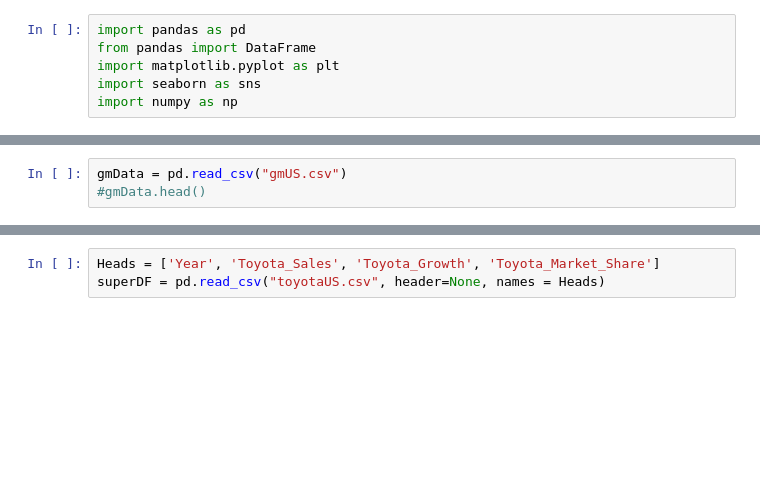
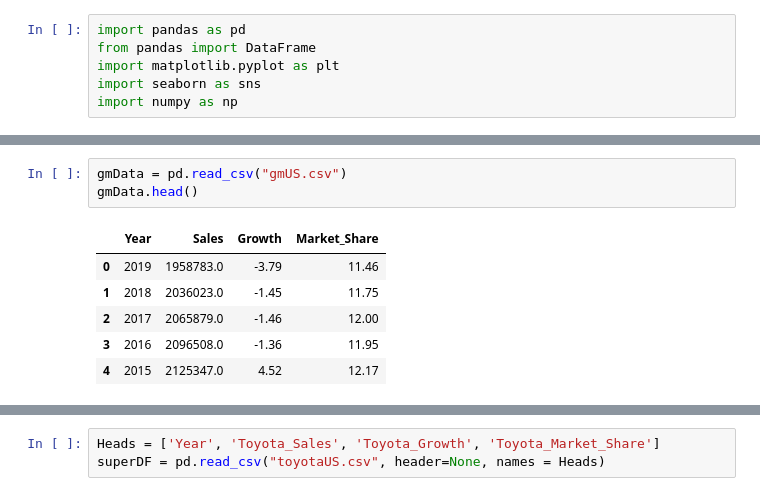
Before and after one commit to michelmendonca/US-Market-Data-Science-Growth-Estimator, a Jupyter notebook: Project1_Complete.ipynb, the cells around one changed output, grey strips where cells are left out. Saved outputs shown, nothing was run; the diff lists cells and outputs as text; blank space fills up the shorter version.

```diff
--- a/Project1_Complete.ipynb
+++ b/Project1_Complete.ipynb
@@ -84,5 +98,12 @@ teslaData1 = pd.read_csv('Tesla_us.csv')
 # %%
 gmData = pd.read_csv("gmUS.csv")
-#gmData.head()
+gmData.head()
+# %% [output]
+|  | Year | Sales | Growth | Market_Share |
+| 0 | 2019 | 1958783.0 | -3.79 | 11.46 |
+| 1 | 2018 | 2036023.0 | -1.45 | 11.75 |
+| 2 | 2017 | 2065879.0 | -1.46 | 12.00 |
+| 3 | 2016 | 2096508.0 | -1.36 | 11.95 |
+| 4 | 2015 | 2125347.0 | 4.52 | 12.17 |
 # %%
 toyotaData = pd.read_csv("toyotaUS.csv")
```
Also changed, not shown: parts of 4 cells of this notebook.
